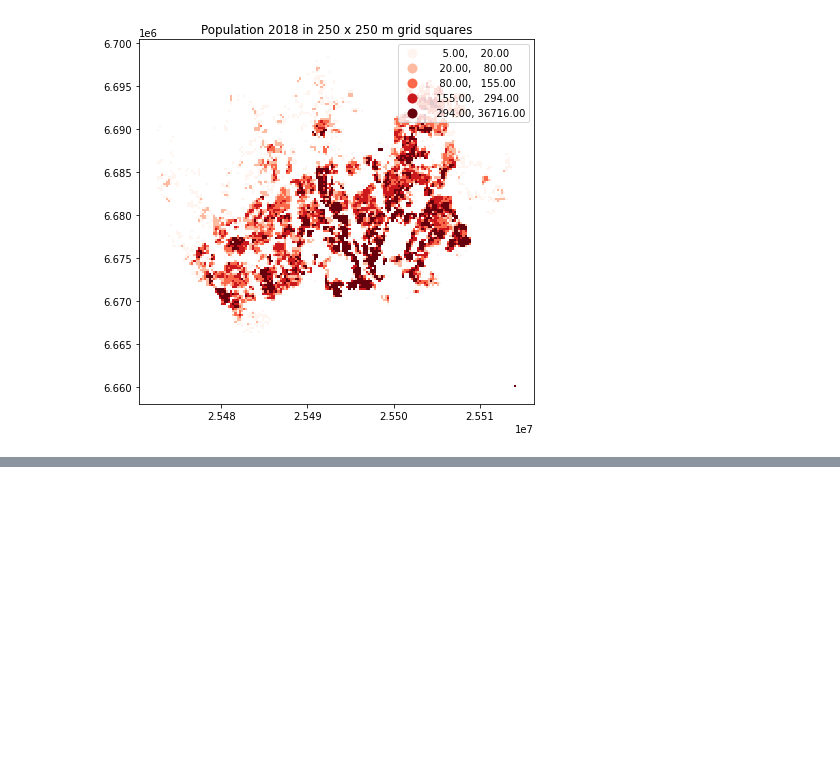
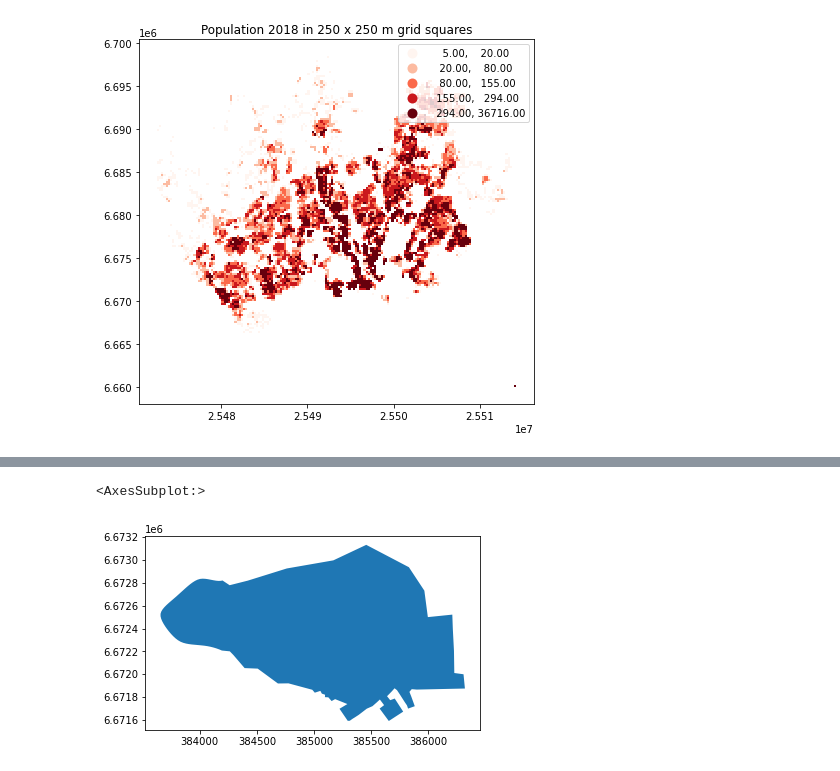
Before and after one commit to balintalfoldy/Automating_GIS, a Jupyter notebook: Lesson3/Lesson3.ipynb, the cells around one changed output, grey strips where cells are left out. Saved outputs shown, nothing was run; the diff lists cells and outputs as text; code cells hidden in the pictures; blank space fills up the shorter version.

```diff
--- a/Lesson3/Lesson3.ipynb
+++ b/Lesson3/Lesson3.ipynb
@@ -726,0 +958,7 @@ join.to_file(outfp)
+# %%
+# Select a postal code area representing the city center of Helsinki
+city_center_zip_area = postcode_areas.loc[postcode_areas['posti_alue']=='00100']
+city_center_zip_area.plot()
+# %% [output]
+<AxesSubplot:>
+[figure, added]
```
Also changed, not shown: parts of 58 cells of this notebook, 4 other files.
